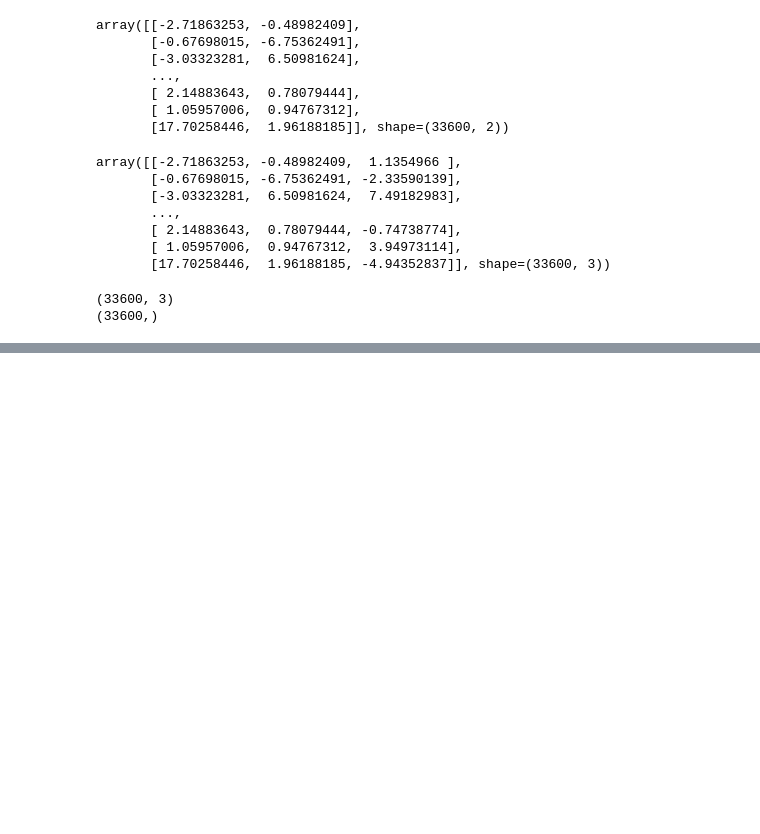
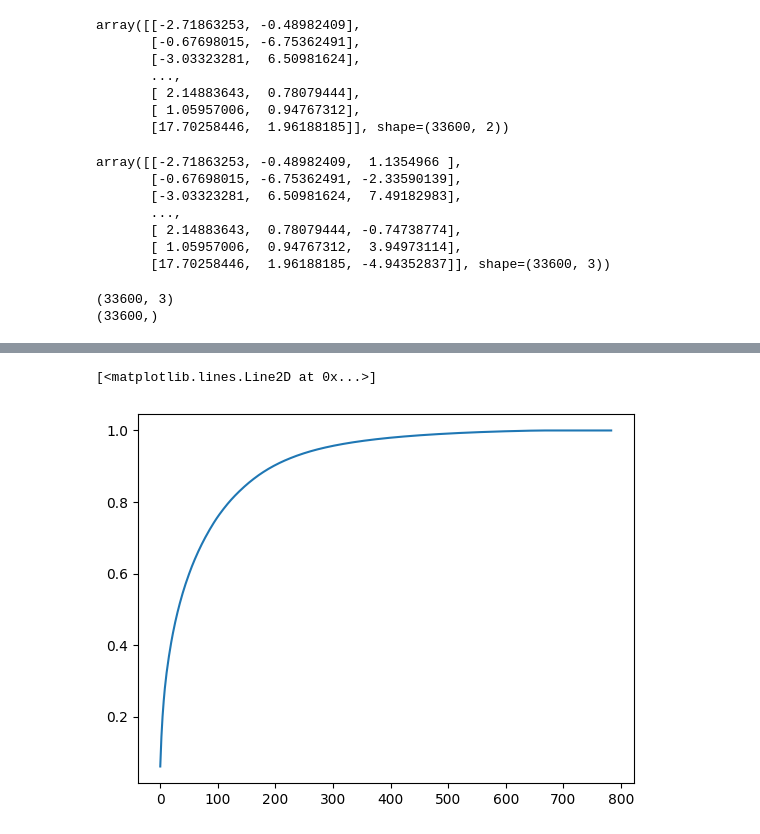
Before and after one commit to Kshitij-Chandrakar/ML-practise, a Jupyter notebook: PCA.ipynb, the cells around one changed output, grey strips where cells are left out. Cells and saved outputs as stored; diff of their text form; code cells hidden in the pictures; blank space fills up the shorter version.

```diff
--- a/PCA.ipynb
+++ b/PCA.ipynb
@@ -219,0 +230,4 @@ fig.show()
+# %%
+pca=PCA(n_components=None)
+x_train_trf=pca.fit_transform(x_train)
+x_test_trf=pca.fit_transform(x_test)
@@ -219,0 +275,5 @@ fig.show()
+# %%
+plt.plot(np.cumsum(pca.explained_variance_ratio_)) #here we will get in which PCA we will attain 90%
+# %% [output]
+[<matplotlib.lines.Line2D at 0x...>]
+[figure, added]
```
Also changed, not shown: parts of 5 cells of this notebook.
